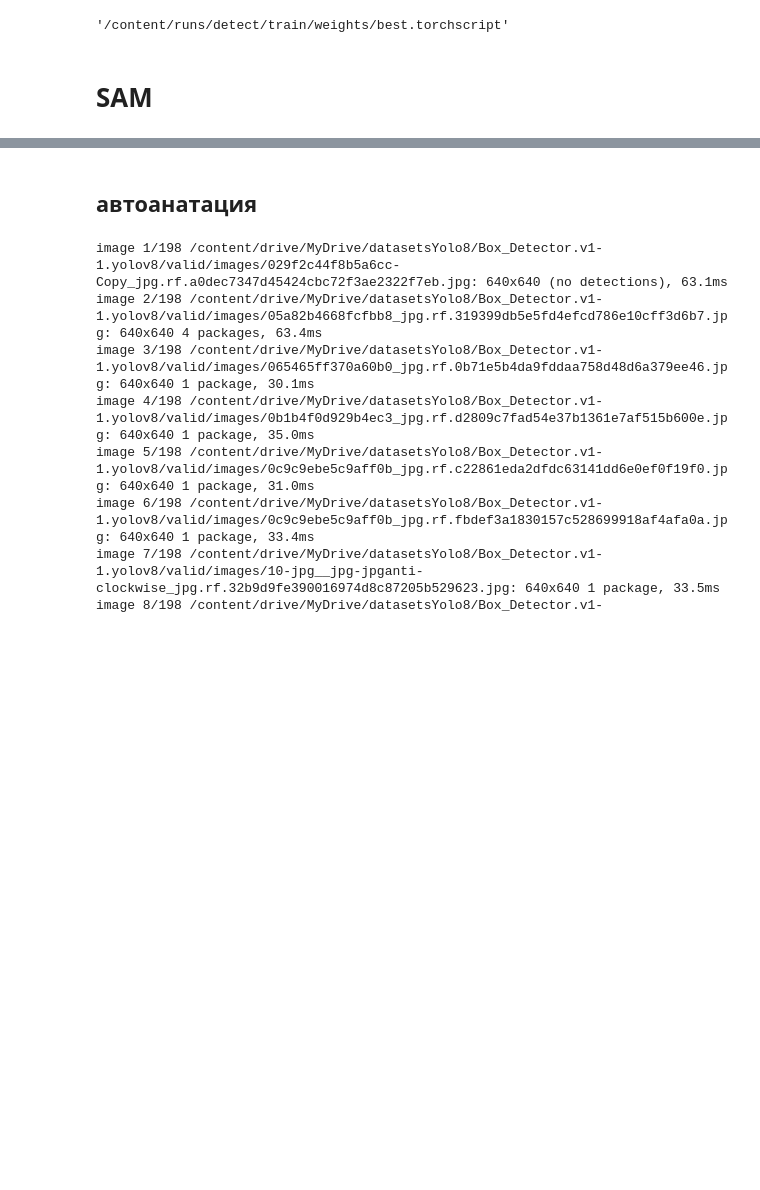
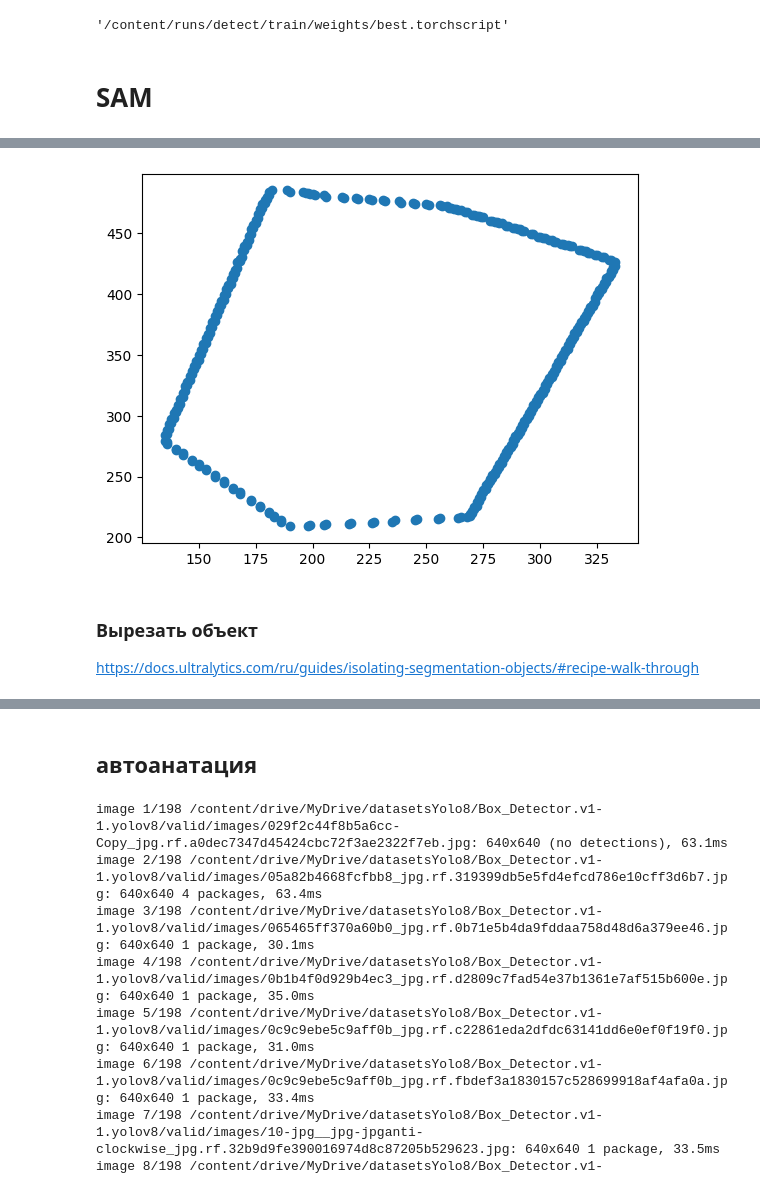
Before and after one commit to gitvanya34/SortifyScan, a Jupyter notebook: UltralyticsExample.ipynb, the cells around one changed output, grey strips where cells are left out. Saved outputs shown, nothing was run; the diff lists cells and outputs as text; code cells hidden in the pictures; blank space fills up the shorter version.

```diff
--- a/UltralyticsExample.ipynb
+++ b/UltralyticsExample.ipynb
@@ -353,0 +370,8 @@ Results saved to runs/segment/predict2
+# %%
+import numpy as np
+for r in result:
+  print(r.masks)
+  maskxy = r.masks.xy[0]
+
+x = np.array(maskxy)[:,1]
+y = np.array(maskxy)[:,0]
@@ -353,0 +396,13 @@ Results saved to runs/segment/predict2
+# %%
+%matplotlib inline
+import numpy as np
+import matplotlib.pyplot as plt
+fig = plt.figure()
+ax = plt.axes()
+ax.scatter(x,y)
+plt.show()
+# %% [output]
+[figure, added]
+# %% [markdown]
+### Вырезать объект
+https://docs.ultralytics.com/ru/guides/isolating-segmentation-objects/#recipe-walk-through
```
Also changed, not shown: parts of 43 cells of this notebook.
